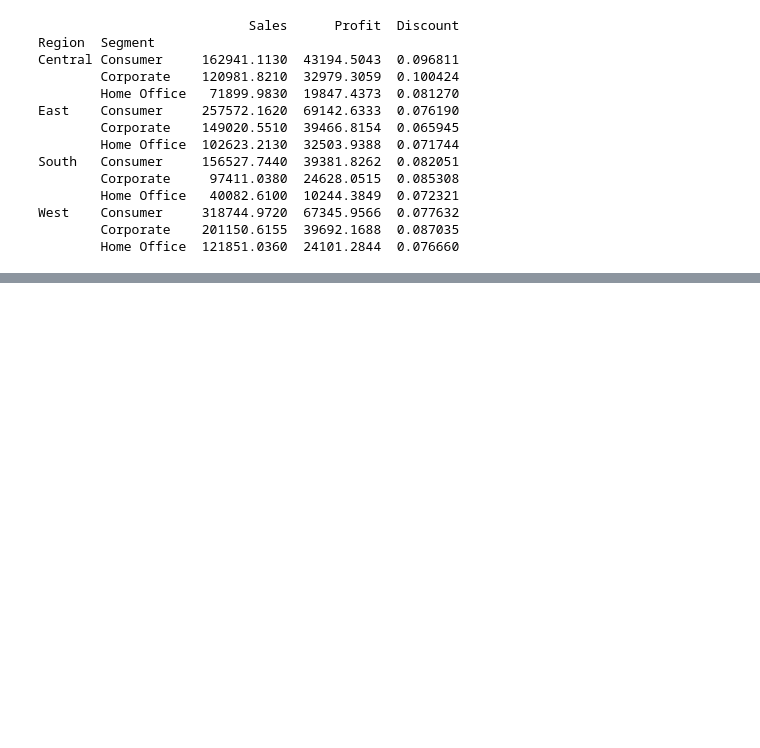
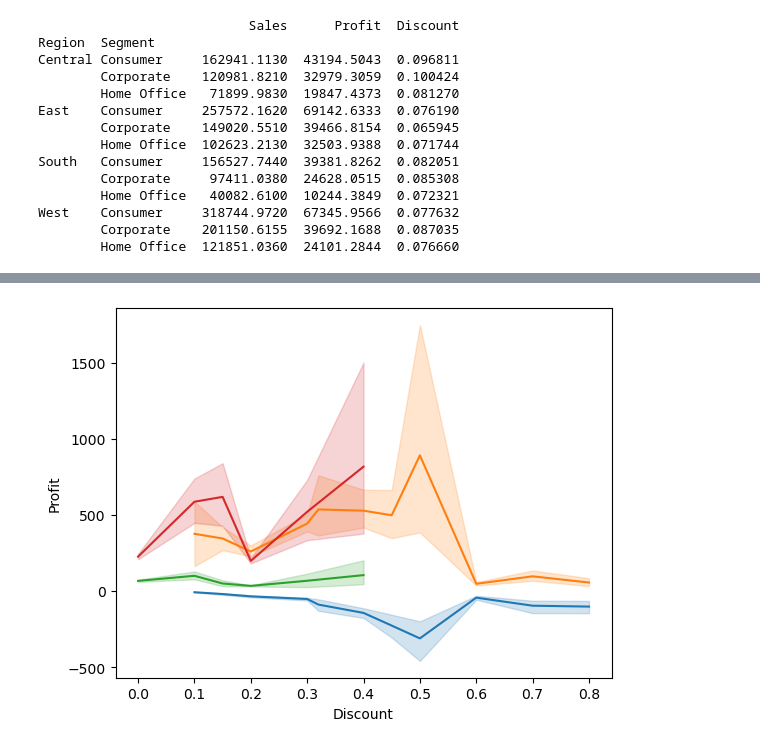
Before and after one commit to gokulrajar15/Data-visualization-python-library, a Jupyter notebook: Superstore project.ipynb, the cells around one changed output, grey strips where cells are left out. Cells and saved outputs as stored; diff of their text form; code cells hidden in the pictures; blank space fills up the shorter version.

```diff
--- a/Superstore project.ipynb
+++ b/Superstore project.ipynb
@@ -442,3 +427,11 @@ d
+# %%
+fig, ax = plt.subplots()
+ax= sns.lineplot(x='Discount', y='Profit', data=loss)
+ax1 = sns.lineplot(x='Discount', y='Sales', data=loss)
+ax= sns.lineplot(x='Discount', y='Profit', data=profit)
+ax1 = sns.lineplot(x='Discount', y='Sales', data=profit)
+# %% [output]
+[figure, new version]
 # %%
 fig, axes = plt.subplots(2,3,figsize=(25, 20))
 plt.title("Total Data on Profit")
```
Also changed, not shown: parts of 13 cells of this notebook.
